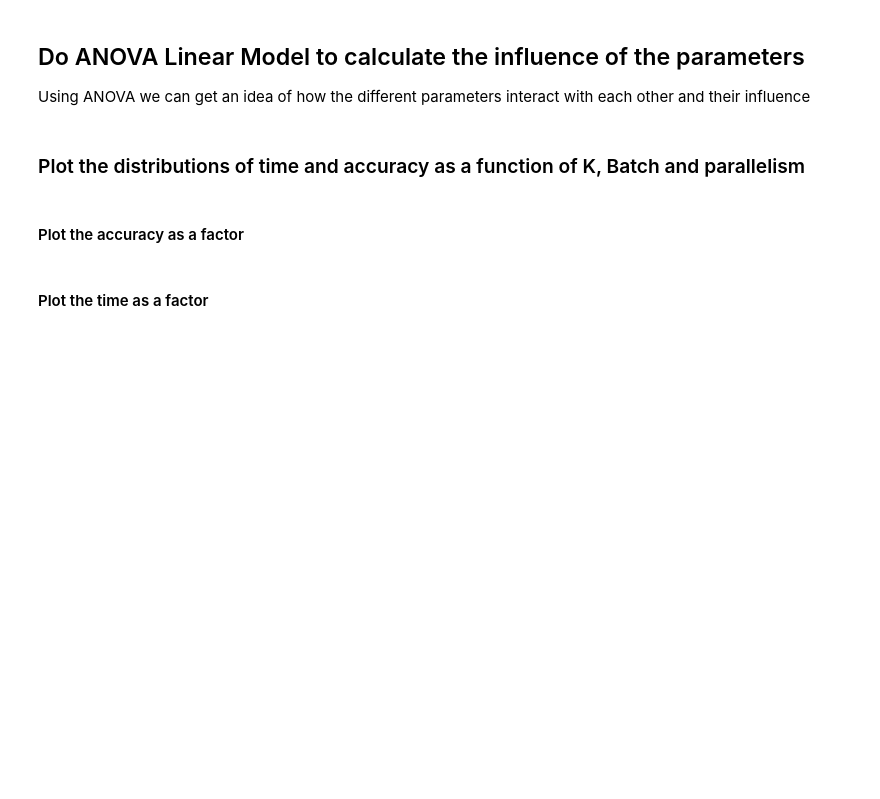
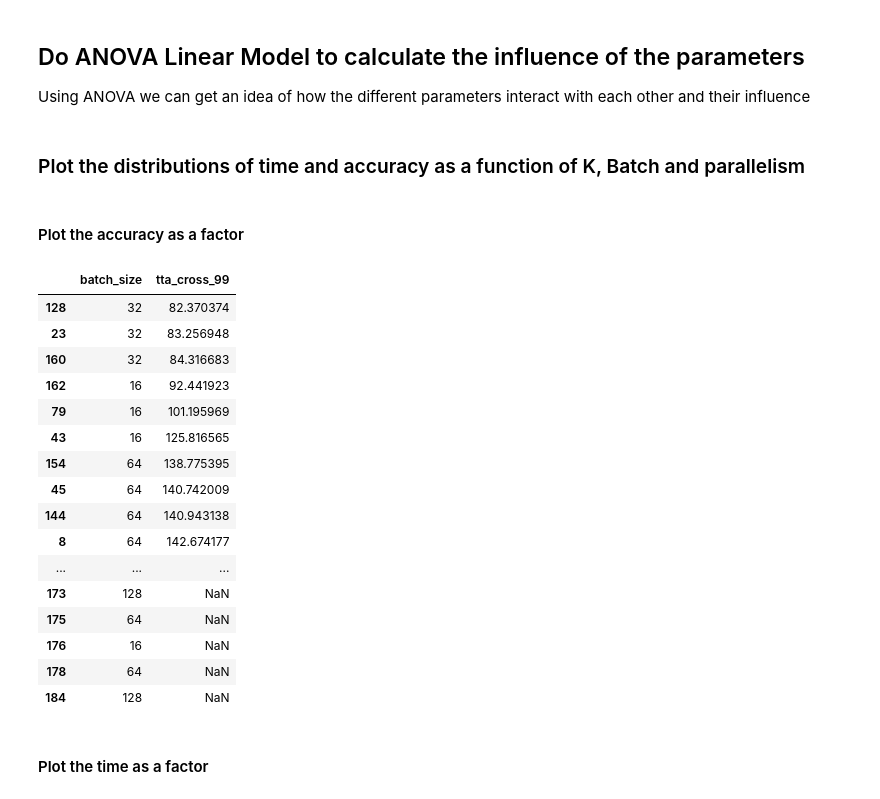
Before and after one commit to DiegoStock12/kubeml, a Jupyter notebook: ml/experiments/insights.ipynb, the cells around one changed output. Saved outputs shown, nothing was run; the diff lists cells and outputs as text; code cells hidden in the pictures; blank space fills up the shorter version.

```diff
--- a/ml/experiments/insights.ipynb
+++ b/ml/experiments/insights.ipynb
@@ -334,3 +340,23 @@ sns.barplot(x='parallelism', y='tta_cross_99', data=df, capsize=.02, hue='batch_
+# %%
+d.sort_values('tta_cross_99')[['batch_size', 'tta_cross_99']]
+# %% [output]
+|  | batch_size | tta_cross_99 |
+| 128 | 32 | 82.370374 |
+| 23 | 32 | 83.256948 |
+| 160 | 32 | 84.316683 |
+| 162 | 16 | 92.441923 |
+| 79 | 16 | 101.195969 |
+| 43 | 16 | 125.816565 |
+| 154 | 64 | 138.775395 |
+| 45 | 64 | 140.742009 |
+| 144 | 64 | 140.943138 |
+| 8 | 64 | 142.674177 |
+| ... | ... | ... |
+| 173 | 128 | NaN |
+| 175 | 64 | NaN |
+| 176 | 16 | NaN |
+| 178 | 64 | NaN |
+| 184 | 128 | NaN |
 # %% [markdown]
 #### Plot the time as a factor
 # %%
```
Also changed, not shown: parts of 8 cells of this notebook, 2 other files.
